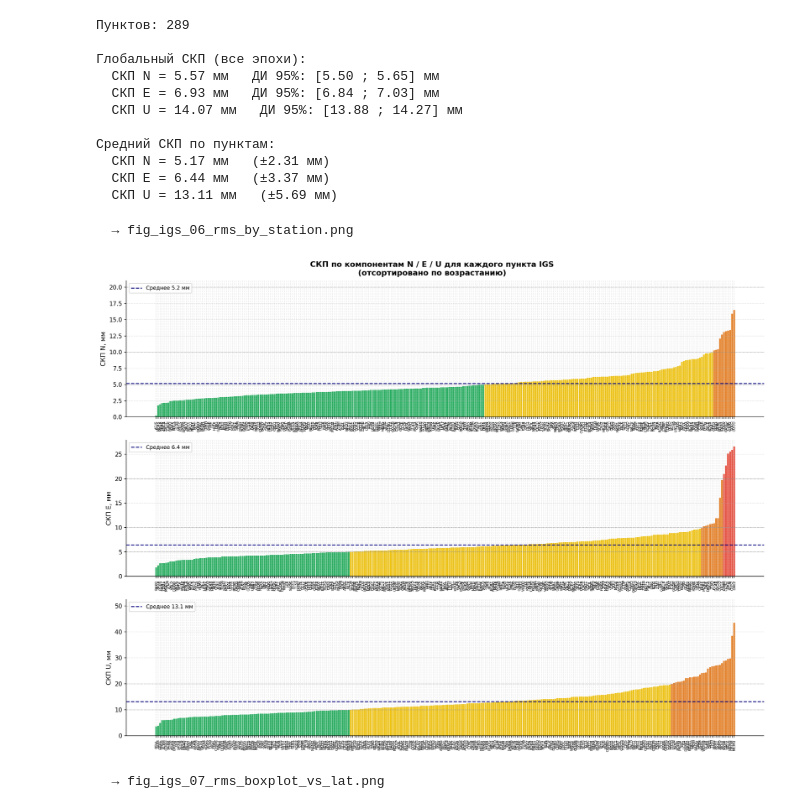
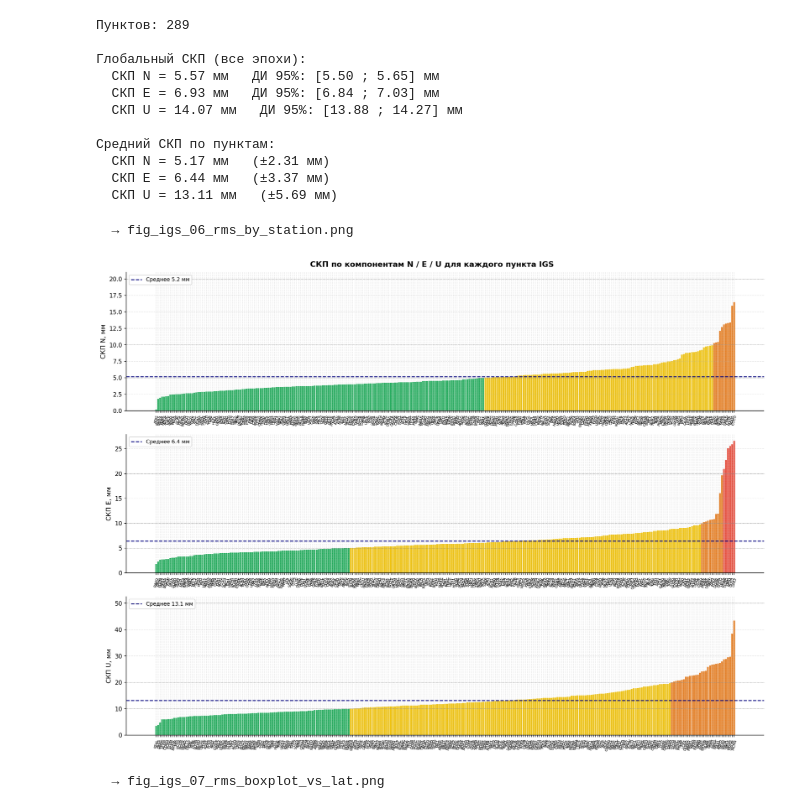
Before and after one commit to SergeyDolin/collaborative-service, a Jupyter notebook: igs_accuracy_analysis_out.ipynb, the cells around one changed output. Saved outputs shown, nothing was run; the diff lists cells and outputs as text; code cells hidden in the pictures.

```diff
--- a/igs_accuracy_analysis_out.ipynb
+++ b/igs_accuracy_analysis_out.ipynb
@@ -238,8 +238,8 @@ display(df_stat)
 ---
 ## 2. Гистограммы с наложением нормального распределения
 # %%
-fig, axes = plt.subplots(1, 3, figsize=(13, 4))
-fig.suptitle('Распределение остатков PPP-AR (IGS, январь 2025)', fontweight='bold')
+fig, axes = plt.subplots(1, 3, figsize=(14, 5))
+fig.suptitle('Распределение невязок PPP-AR (IGS, январь 2025)', fontweight='bold')
 
 for ax, col, lbl, clr in zip(axes,
         ['dN_m','dE_m','dU_m'], ['dN, мм','dE, мм','dU, мм'],
@@ -248,7 +248,7 @@ for ax, col, lbl, clr in zip(axes,
     mu, sigma = np.mean(vals), np.std(vals, ddof=1)
     r = rms(df[col].values) * 1000
     ax.hist(vals, bins=80, density=True, color=clr, alpha=0.75,
-            edgecolor='none', label='Наблюдения')
+            edgecolor='none', label='Невязки')
     x = np.linspace(vals.min(), vals.max(), 400)
     ax.plot(x, sp_stats.norm.pdf(x, mu, sigma), 'k-', lw=1.5,
             label=f'N(μ={mu:.1f}, σ={sigma:.1f})')
@@ -257,7 +257,7 @@ for ax, col, lbl, clr in zip(axes,
     ax.set_xlabel(lbl)
     ax.set_ylabel('Плотность вероятности' if ax is axes[0] else '')
     ax.set_title(f'СКП={r:.2f} мм  |  σ={sigma:.2f} мм')
-    ax.legend(fontsize=8)
+    ax.legend(fontsize=10)
 
 plt.tight_layout()
 savefig('01_histograms')
@@ -483,37 +482,37 @@ for col, lbl in [('rms_N','N'),('rms_E','E'),('rms_U','U')]:
 # %%
 # Три сортированных графика СКП по пунктам (N, E, U)
 fig, axes = plt.subplots(3, 1, figsize=(16, 12))
-fig.suptitle('СКП по компонентам N / E / U для каждого пункта IGS\n(отсортировано по возрастанию)',
+fig.suptitle('СКП по компонентам N / E / U для каждого пункта IGS',
              fontweight='bold')
 
 for ax, col, lbl, clr, thr in zip(axes,
         ['rms_N','rms_E','rms_U'],
         ['СКП N, мм','СКП E, мм','СКП U, мм'],
         [CLR['N'], CLR['E'], CLR['U']],
         [GRADE_THR_H, GRADE_THR_H, GRADE_THR_V]):
     data_s = st.sort_values(col)
     bar_clrs = [
         '#e74c3c' if v > thr[-1] else
         '#e67e22' if v > thr[-2] else
         '#f1c40f' if v > thr[0] else '#27ae60'
         for v in data_s[col]
     ]
     ax.bar(range(len(data_s)), data_s[col], color=bar_clrs, edgecolor='none', width=0.85)
     ax.axhline(st[col].mean(), color='navy', lw=1.5, ls='--',
                label=f'Среднее {st[col].mean():.1f} мм')
     for t in thr:
         ax.axhline(t, color='gray', lw=0.7, ls=':')
     ax.set_xticks(range(len(data_s)))
-    ax.set_xticklabels(data_s['station'], rotation=90, fontsize=6)
+    ax.set_xticklabels(data_s['station'], rotation=75, fontsize=6)
     ax.set_ylabel(lbl)
     ax.legend(loc='upper left', fontsize=9)
 
 plt.tight_layout()
 savefig('06_rms_by_station')
 plt.show()
 # %% [output]
   → fig_igs_06_rms_by_station.png
-[figure, old version]
+[figure, new version]
 # %%
 # Box-plot СКП N/E/U по всем пунктам + СКП vs широта
 fig, axes = plt.subplots(1, 2, figsize=(13, 5))
```
Also changed, not shown: parts of 3 cells of this notebook, 40 other files.
